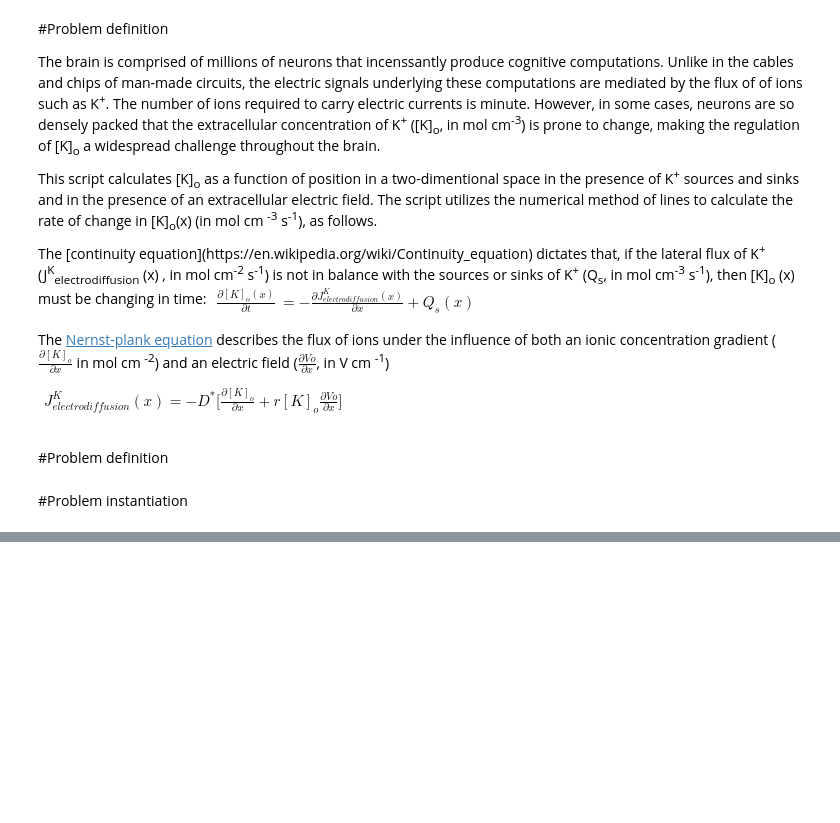
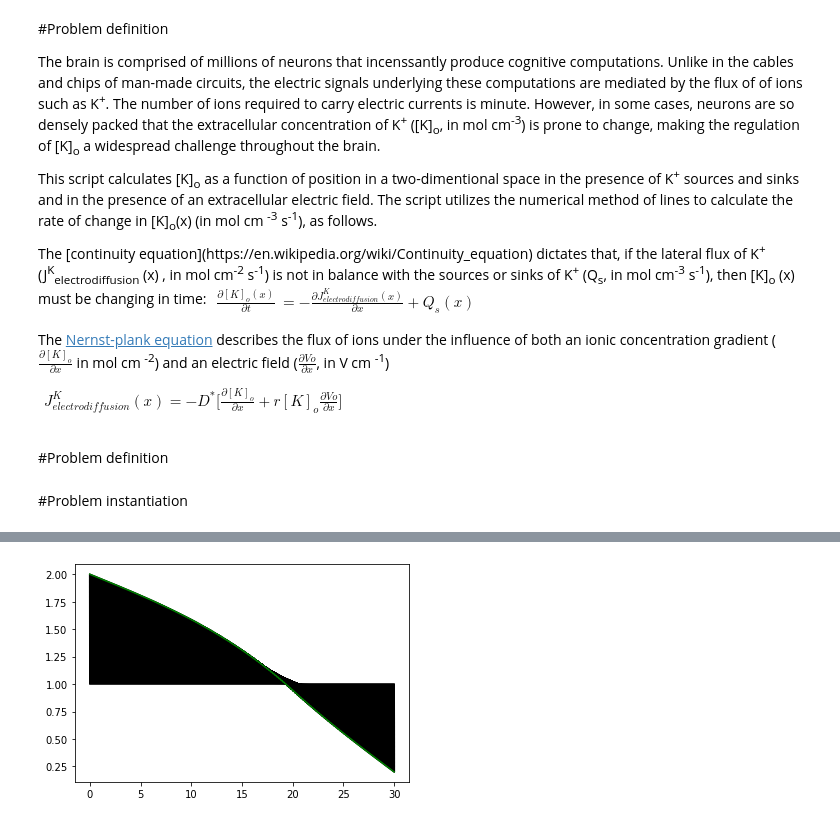
Before and after one commit to Megaptera666/Linearized-electrodiffusion, a Jupyter notebook: Linearized_electrodiffusion.ipynb, the cells around one changed output, grey strips where cells are left out. Saved outputs shown, nothing was run; the diff lists cells and outputs as text; code cells hidden in the pictures; blank space fills up the shorter version.

```diff
--- a/Linearized_electrodiffusion.ipynb
+++ b/Linearized_electrodiffusion.ipynb
@@ -227,0 +243,7 @@ plt.show()
+# %%
+result, Ax = plt.subplots()
+Ax.plot(x_dim,out.T, color="k")
+Ax.plot(x_dim,out.T[:, nout - 1], color="g")
+plt.show()
+# %% [output]
+[figure, added]
```
Also changed, not shown: parts of 11 cells of this notebook.
